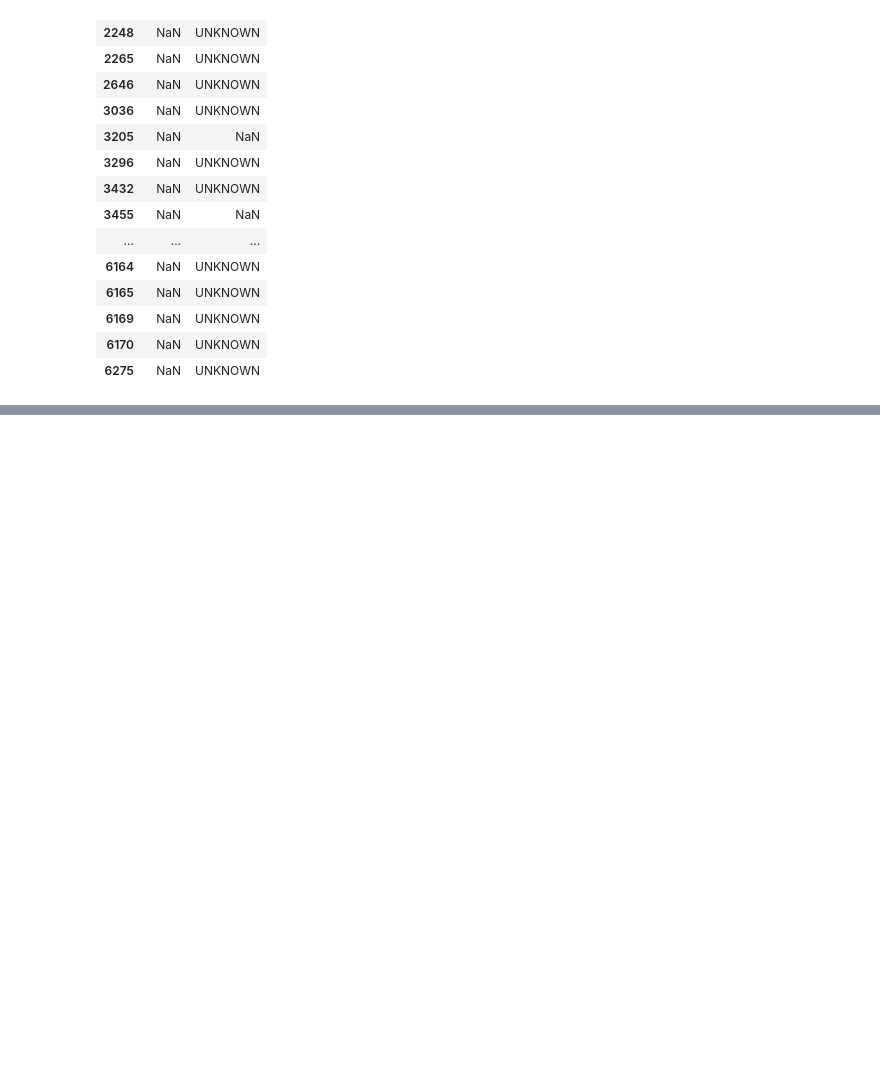
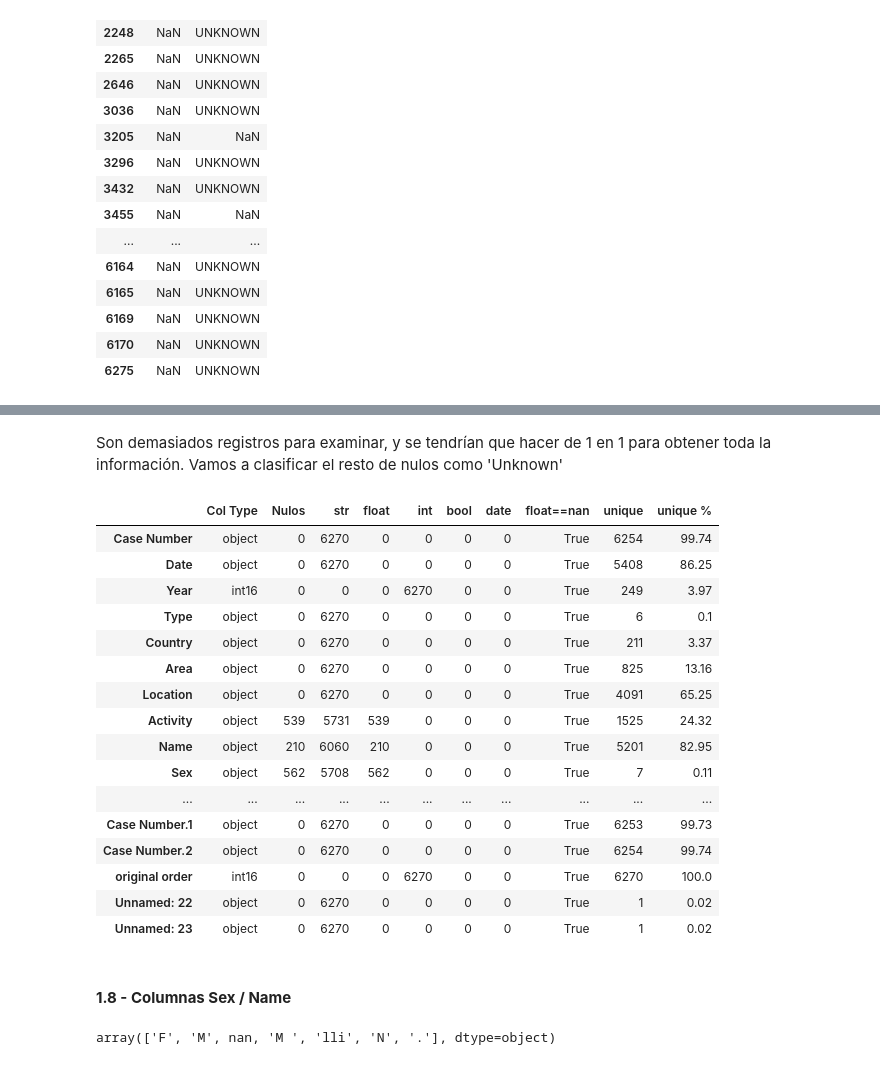
Before and after one commit to gusavato/1_IRONHACK_Sharks, a Jupyter notebook: jupyter/main.ipynb, the cells around one changed output, grey strips where cells are left out. Cells and saved outputs as stored; diff of their text form; code cells hidden in the pictures; blank space fills up the shorter version.

```diff
--- a/jupyter/main.ipynb
+++ b/jupyter/main.ipynb
@@ -689,0 +751,2 @@ En la columna Injury, no podemos sacar información de la columna Fatal, salvo p
+# %%
+sharks.loc[(sharks['Fatal (Y/N)'].isna())&(sharks.Injury=='FATAL'),'Fatal (Y/N)'] = 'Y'
@@ -689,0 +775,3 @@ En la columna Injury, no podemos sacar información de la columna Fatal, salvo p
+# %%
+sharks.loc[((sharks.Injury)=='Non-fatal')&(sharks['Fatal (Y/N)'].isna()),'Fatal (Y/N)'] = 'N'  # Non-fatal en la descripción de Injury
+sharks.loc[5823,'Injury'] = 'Y'  # injury == 'FATAL '
@@ -689,0 +780,4 @@ En la columna Injury, no podemos sacar información de la columna Fatal, salvo p
+# %%
+index_fatal = sharks[['Injury','Fatal (Y/N)']][(sharks['Fatal (Y/N)'].isna())&(sharks.Injury.str.contains('fatal|Fatal|FATAL'))].index
+sharks.drop(index=index_fatal,inplace=True)
+sharks.reset_index(inplace=True,drop=True)
@@ -689,0 +800,26 @@ En la columna Injury, no podemos sacar información de la columna Fatal, salvo p
+# %% [markdown]
+Son demasiados registros para examinar, y se tendrían que hacer de 1 en 1 para obtener toda la información. Vamos a clasificar el resto de nulos como 'Unknown'
+# %%
+sharks['Fatal (Y/N)'].fillna('Unknown',inplace=True)
+# %%
+cols_info(sharks)
+# %% [output]
+|  | Col Type | Nulos | str | float | int | bool | date | float==nan | unique | unique % |
+| Case Number | object | 0 | 6270 | 0 | 0 | 0 | 0 | True | 6254 | 99.74 |
+| Date | object | 0 | 6270 | 0 | 0 | 0 | 0 | True | 5408 | 86.25 |
+| Year | int16 | 0 | 0 | 0 | 6270 | 0 | 0 | True | 249 | 3.97 |
+| Type | object | 0 | 6270 | 0 | 0 | 0 | 0 | True | 6 | 0.1 |
+| Country | object | 0 | 6270 | 0 | 0 | 0 | 0 | True | 211 | 3.37 |
+| Area | object | 0 | 6270 | 0 | 0 | 0 | 0 | True | 825 | 13.16 |
+| Location | object | 0 | 6270 | 0 | 0 | 0 | 0 | True | 4091 | 65.25 |
+| Activity | object | 539 | 5731 | 539 | 0 | 0 | 0 | True | 1525 | 24.32 |
+| Name | object | 210 | 6060 | 210 | 0 | 0 | 0 | True | 5201 | 82.95 |
+| Sex | object | 562 | 5708 | 562 | 0 | 0 | 0 | True | 7 | 0.11 |
+| ... | ... | ... | ... | ... | ... | ... | ... | ... | ... | ... |
+| Case Number.1 | object | 0 | 6270 | 0 | 0 | 0 | 0 | True | 6253 | 99.73 |
+| Case Number.2 | object | 0 | 6270 | 0 | 0 | 0 | 0 | True | 6254 | 99.74 |
+| original order | int16 | 0 | 0 | 0 | 6270 | 0 | 0 | True | 6270 | 100.0 |
+| Unnamed: 22 | object | 0 | 6270 | 0 | 0 | 0 | 0 | True | 1 | 0.02 |
+| Unnamed: 23 | object | 0 | 6270 | 0 | 0 | 0 | 0 | True | 1 | 0.02 |
+# %% [markdown]
+#### **1.8 - Columnas Sex / Name**
@@ -689,0 +828,4 @@ En la columna Injury, no podemos sacar información de la columna Fatal, salvo p
+# %%
+sharks.Sex.unique()
+# %% [output]
+array(['F', 'M', nan, 'M ', 'lli', 'N', '.'], dtype=object)
```
Also changed, not shown: parts of 31 cells of this notebook, 1 other file.
